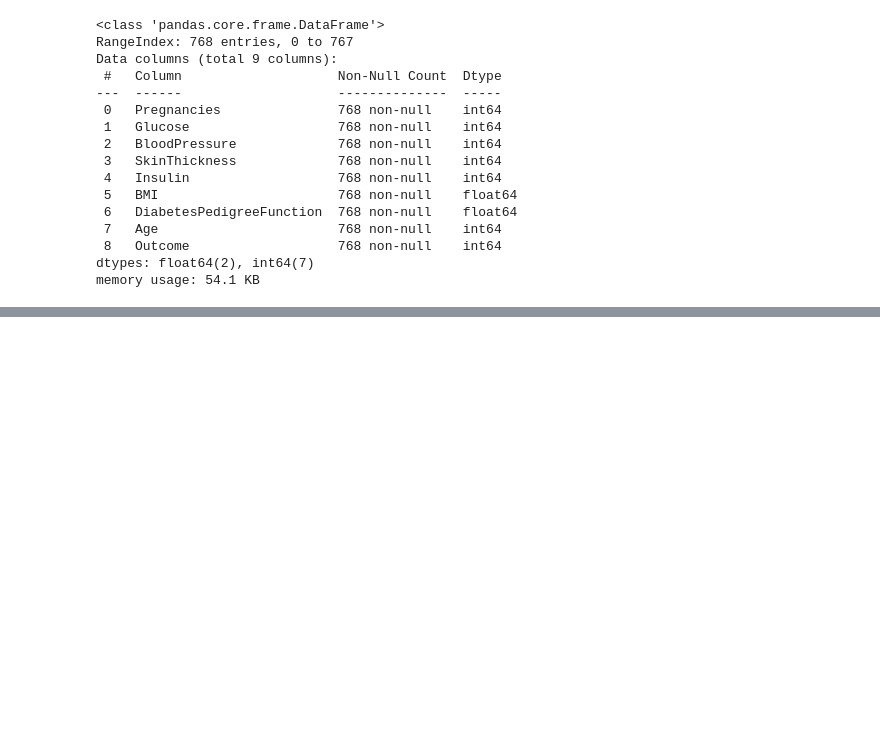
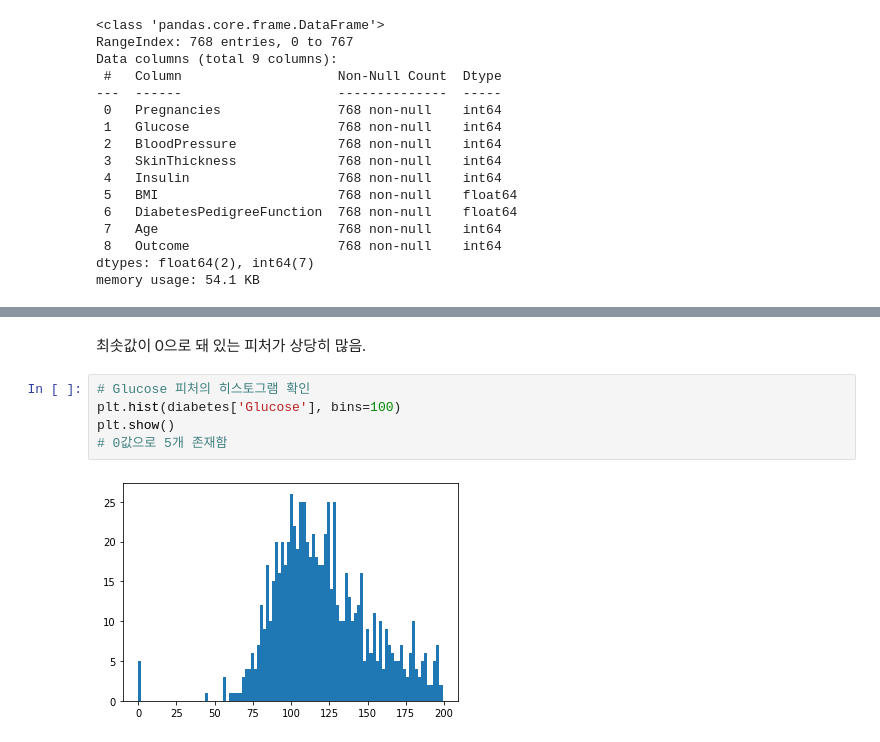
Before and after one commit to green-jade/ML, a Jupyter notebook: 2. evaluation/example.ipynb, the cells around one changed output, grey strips where cells are left out. Saved outputs shown, nothing was run; the diff lists cells and outputs as text; blank space fills up the shorter version.

```diff
--- a/2. evaluation/example.ipynb
+++ b/2. evaluation/example.ipynb
@@ -49,0 +114,9 @@ memory usage: 54.1 KB
+# %% [markdown]
+최솟값이 0으로 돼 있는 피처가 상당히 많음.
+# %%
+# Glucose 피처의 히스토그램 확인
+plt.hist(diabetes['Glucose'], bins=100)
+plt.show()
+# 0값으로 5개 존재함
+# %% [output]
+[figure, added]
```
Also changed, not shown: parts of 16 cells of this notebook.
